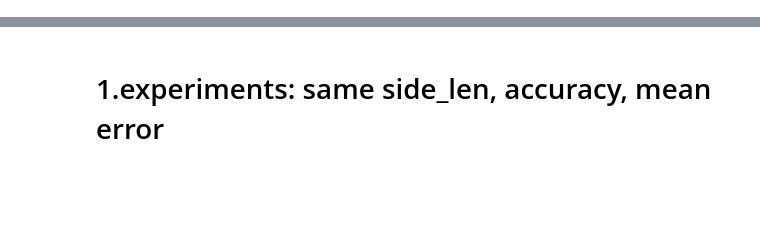
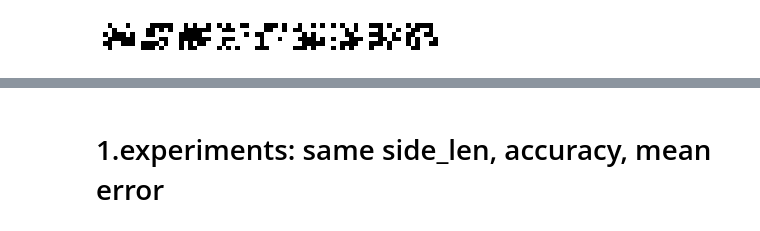
Before and after one commit to doomgutt/NMA-CN-2022-Project--Group-A---Attractor-Networks, a Jupyter notebook: v2 - noise.ipynb, the cells around one changed output, grey strips where cells are left out. Drawn from its saved outputs; the diff is of its cells as text; code cells hidden in the pictures; blank space fills up the shorter version.

```diff
--- a/v2 - noise.ipynb
+++ b/v2 - noise.ipynb
@@ -12,14 +12,16 @@ from datasets import Dataset_demoletters, Dataset_MNIST, Dataset_Demyan, Dataset
 # %%
 # Generate white noise samples
 
 np.random.seed(42)
 alphabet_len = 9
-side_len = 6
-white_noise_dataset = Dataset_whitenoise(alphabet_len = alphabet_len, side_len = side_len).get_data()
+img_pixels = 40
+white_noise_dataset = Dataset_whitenoise(alphabet_len = alphabet_len, image_pixels = img_pixels).get_data()
 
 for i in range(alphabet_len):
     ax = plt.subplot(1, alphabet_len, i + 1)
     uti.show_letter(white_noise_dataset[i], ax)
+# %% [output]
+[figure, added]
 # %%
 hop_net = hopfield.HopfieldNetwork()
 pm = hop_net.run(white_noise_dataset, iterations=1000, lr="hebbian",af="async_tanh", need_plot = True)
```
Also changed, not shown: parts of 8 cells of this notebook, 1 other file.
